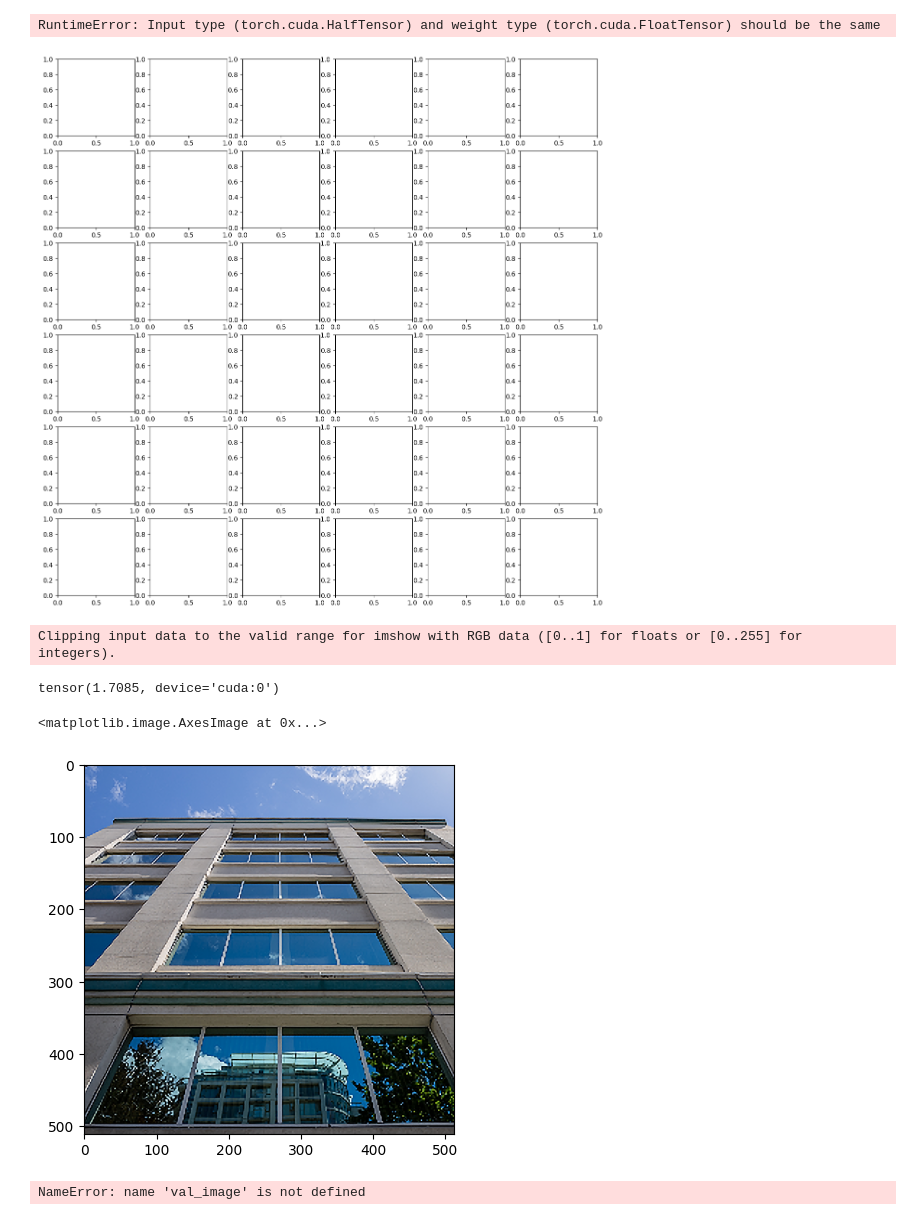
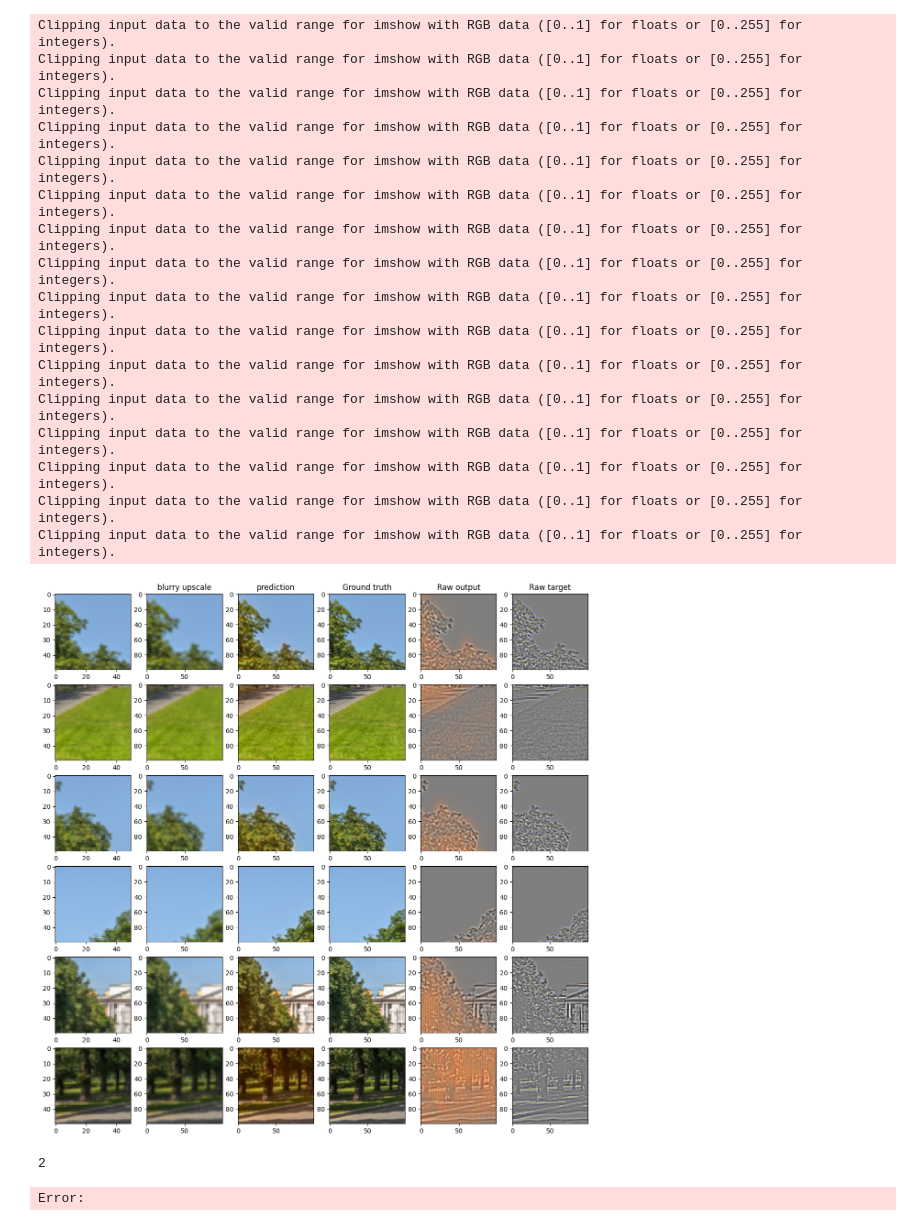
Before and after one commit to DanielPSchenk/DIY-AI-Superresolution, a Jupyter notebook: upscale_birds.ipynb, the cells around one changed output. Saved outputs shown, nothing was run; the diff lists cells and outputs as text; code cells hidden in the pictures.

```diff
--- a/upscale_birds.ipynb
+++ b/upscale_birds.ipynb
@@ -170,0 +189,7 @@ torch.cuda.empty_cache()
+# %%
+val_set = SSDData("data/perspective", val_transform, start=330, size=24)
+train_set = SSDData("data/perspective", train_transform, 0, 330)
+
+batch_size = 4
+train_loader = DataLoader(train_set, batch_size, shuffle=True, drop_last=True)
+val_loader = DataLoader(val_set, batch_size, drop_last=True)
@@ -170,0 +199,6 @@ torch.cuda.empty_cache()
+# %%
+optimizer.lr = 1e-2
+train(model, 40, train_loader, val_loader)
+# %%
+optimizer.lr = 5e-3
+train(model, 40, train_loader, val_loader)
@@ -170,0 +207,3 @@ torch.cuda.empty_cache()
+# %%
+optimizer.lr = 5e-4
+train(model, 100, train_loader, val_loader)
@@ -187,16 +230,28 @@ plt.show()
 # %%
 from visualization_tools import plot_upscaling
 import random
 import torchvision.transforms.v2 as transforms
 
-train_image = train_set[random.randint(0, len(train_set) - 1)].unsqueeze(0)
+train_pair = train_set[random.randint(0, len(train_set) - 1)]
 
-val_image = val_set[random.randint(0, len(val_set) - 1)].unsqueeze(0)
+val_pair = val_set[random.randint(0, len(val_set) - 1)]
 
-plot_upscaling(val_image, model)
-
-del val_image
-del train_image
+plot_upscaling(val_pair, model)
 # %% [output]
-RuntimeError: Input type (torch.cuda.HalfTensor) and weight type (torch.cuda.FloatTensor) should be the same
+Clipping input data to the valid range for imshow with RGB data ([0..1] for floats or [0..255] for integers).
+Clipping input data to the valid range for imshow with RGB data ([0..1] for floats or [0..255] for integers).
+Clipping input data to the valid range for imshow with RGB data ([0..1] for floats or [0..255] for integers).
+Clipping input data to the valid range for imshow with RGB data ([0..1] for floats or [0..255] for integers).
+Clipping input data to the valid range for imshow with RGB data ([0..1] for floats or [0..255] for integers).
+Clipping input data to the valid range for imshow with RGB data ([0..1] for floats or [0..255] for integers).
+Clipping input data to the valid range for imshow with RGB data ([0..1] for floats or [0..255] for integers).
+Clipping input data to the valid range for imshow with RGB data ([0..1] for floats or [0..255] for integers).
+Clipping input data to the valid range for imshow with RGB data ([0..1] for floats or [0..255] for integers).
+Clipping input data to the valid range for imshow with RGB data ([0..1] for floats or [0..255] for integers).
+Clipping input data to the valid range for imshow with RGB data ([0..1] for floats or [0..255] for integers).
+Clipping input data to the valid range for imshow with RGB data ([0..1] for floats or [0..255] for integers).
+Clipping input data to the valid range for imshow with RGB data ([0..1] for floats or [0..255] for integers).
+Clipping input data to the valid range for imshow with RGB data ([0..1] for floats or [0..255] for integers).
+Clipping input data to the valid range for imshow with RGB data ([0..1] for floats or [0..255] for integers).
+Clipping input data to the valid range for imshow with RGB data ([0..1] for floats or [0..255] for integers).
-[figure, old version]
+[figure, new version]
@@ -203,32 +260,24 @@ RuntimeError: Input type (torch.cuda.HalfTensor) and weight type (torch.cuda.Flo
 # %%
-image = val_set[random.randint(0, len(val_set) - 1)].unsqueeze(0)
+hq_transform = RandomPartSelector(4096, 4096)
+hq_dataset = SSDData("data", hq_transform, 0, 2)
 
-very_down_image = f.interpolate(image, scale_factor=(.25, .25))
+model.to("cpu")
+
+down_image, _ = hq_dataset[0]
 model.eval()
-upscaled_image = f.interpolate(very_down_image, scale_factor=(2,2)) + model.forward(very_down_image).detach() / 10
-twice_upscaled_image = f.interpolate(upscaled_image, scale_factor=(2,2)) + model.forward(upscaled_image).detach() / 10
+upscaled_image = f.interpolate(down_image.unsqueeze(0), scale_factor=(2,2)) + model.forward(down_image).detach() / 2
+#twice_upscaled_image = f.interpolate(upscaled_image, scale_factor=(2,2)) + model.forward(upscaled_image).detach() / 10
 
 print(torch.max(upscaled_image))
 
 plt.imshow(upscaled_image.cpu().squeeze(0).permute(1,2,0))
 # %% [output]
-Clipping input data to the valid range for imshow with RGB data ([0..1] for floats or [0..255] for integers).
+2
-tensor(1.7085, device='cuda:0')
+Error:
-<matplotlib.image.AxesImage at 0x...>
-[figure, removed]
 # %%
 to_pil_image = transforms.ToPILImage()
 
 pil_image = to_pil_image(upscaled_image.clamp(0, 1).cpu().squeeze(0))
 pil_image.save("output.png")
-# %%
-del image
-del val_image
-del train_image
-del very_down_image
-del upscaled_image
-del twice_upscaled_image
-# %% [output]
-NameError: name 'val_image' is not defined
 # %%
 torch.save(model.state_dict(), "PerspectiveNetV2.pt")
```
Also changed, not shown: parts of 18 cells of this notebook, 13 other files.
